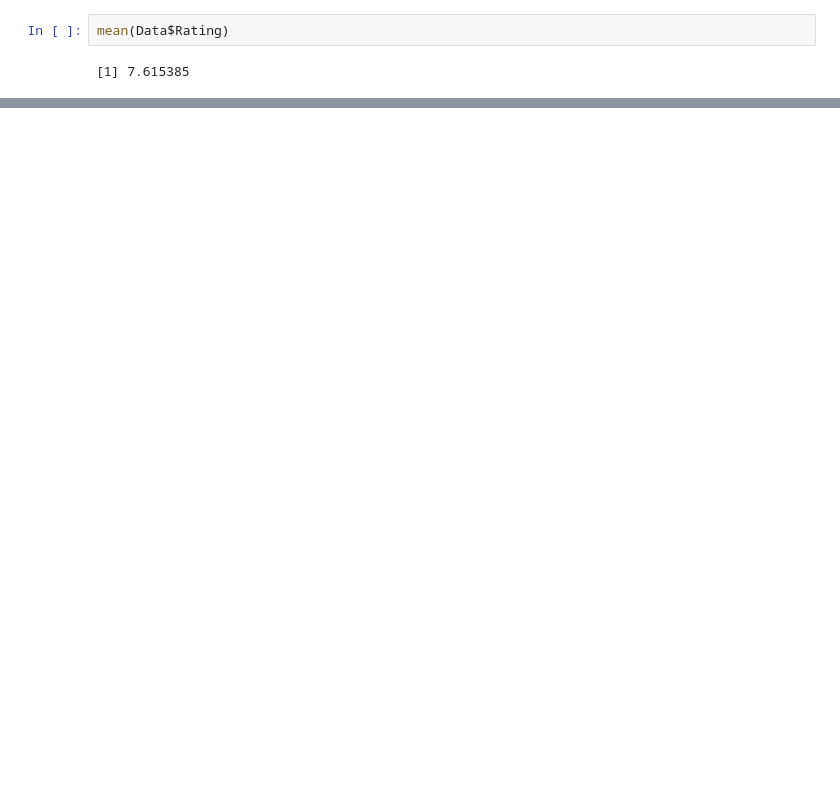
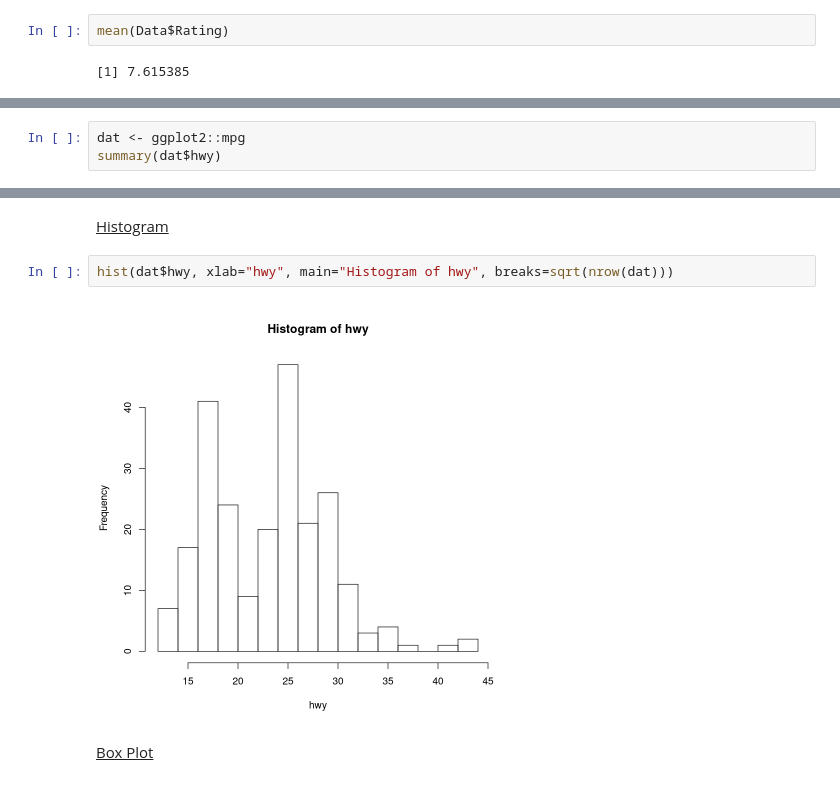
Before and after one commit to JeremyMcCormick/notebooks, a Jupyter notebook: R/StatisticsCompetencies.ipynb, the cells around one changed output, grey strips where cells are left out. Saved outputs shown, nothing was run; the diff lists cells and outputs as text; blank space fills up the shorter version.

```diff
--- a/R/StatisticsCompetencies.ipynb
+++ b/R/StatisticsCompetencies.ipynb
@@ -239,0 +313,3 @@ mean(Data$Rating)
+# %%
+dat <- ggplot2::mpg
+summary(dat$hwy)
@@ -239,0 +325,8 @@ mean(Data$Rating)
+# %% [markdown]
+<u>Histogram</u>
+# %%
+hist(dat$hwy, xlab="hwy", main="Histogram of hwy", breaks=sqrt(nrow(dat)))
+# %% [output]
+[figure, added]
+# %% [markdown]
+<u>Box Plot</u>
```
Also changed, not shown: parts of 30 cells of this notebook.
